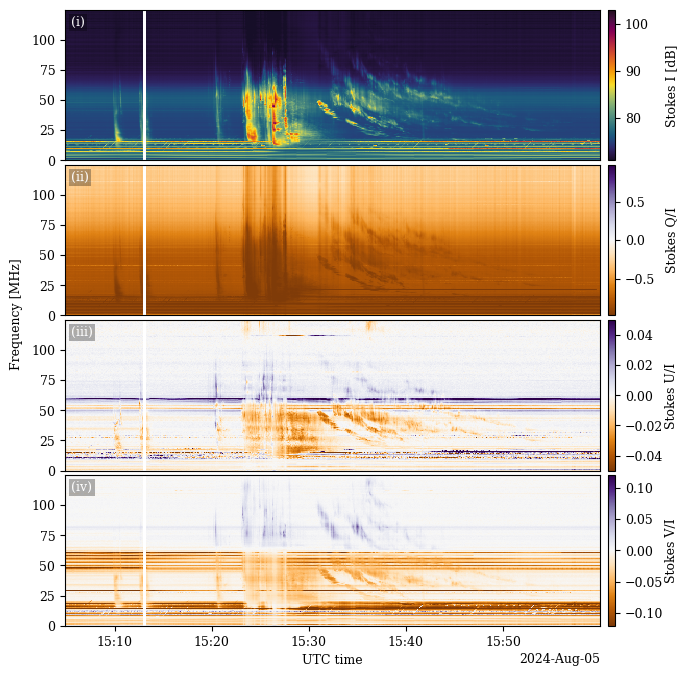
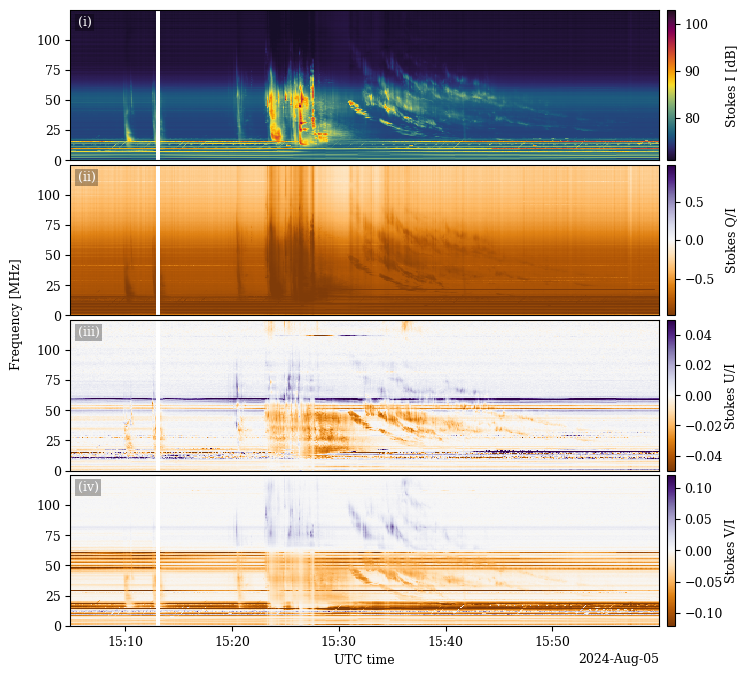
The change to this notebook cell's code, shown as a diff; its figure went from the first image to the second:
--- before
+++ after
@@ -10,5 +10,6 @@
     pipe=pipe_stokes_iquv,
     clim_percentiles=(0.1, 99.9),
-    figsize=(10, 8),
+    # figsize=(10, 8),
+    figsize=(11, 8),
 )
 

Commit: Updated figures font sizes so they appear consistent on the latex draft. Added x-ray light curve to final figure